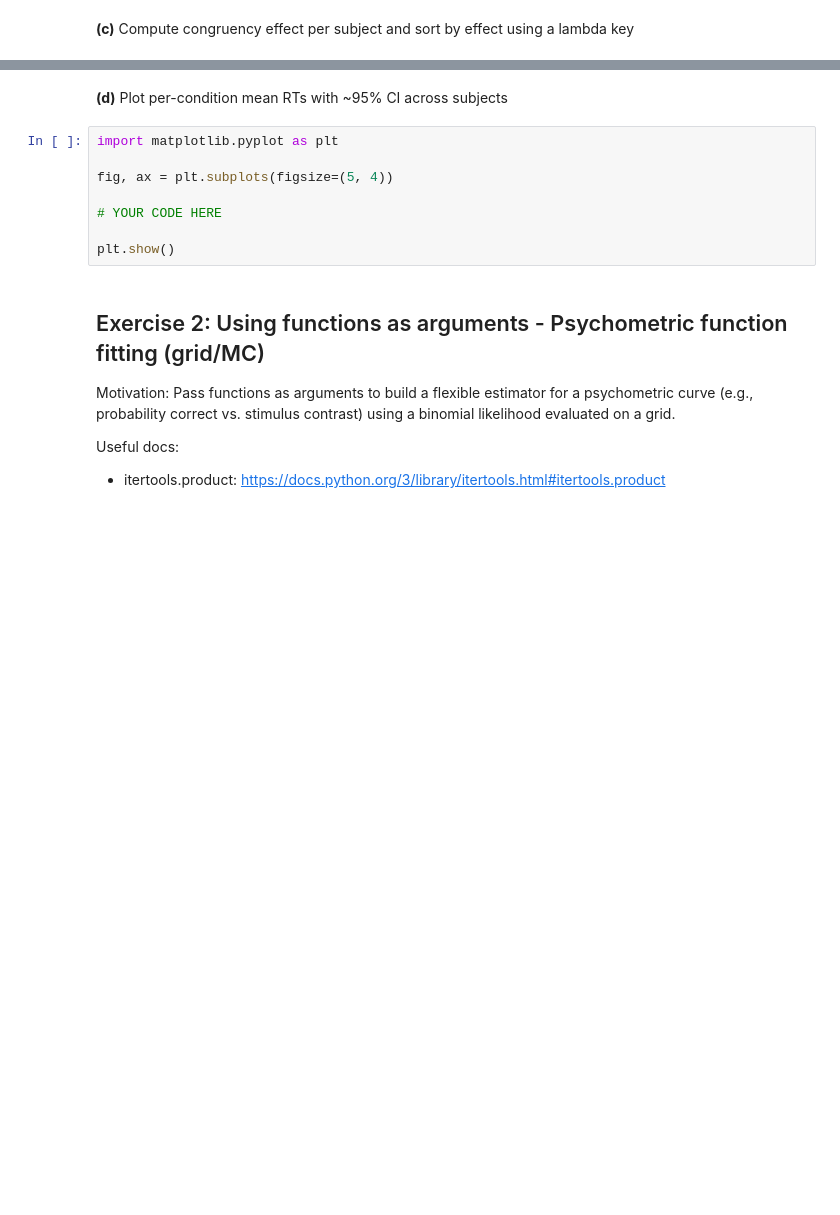
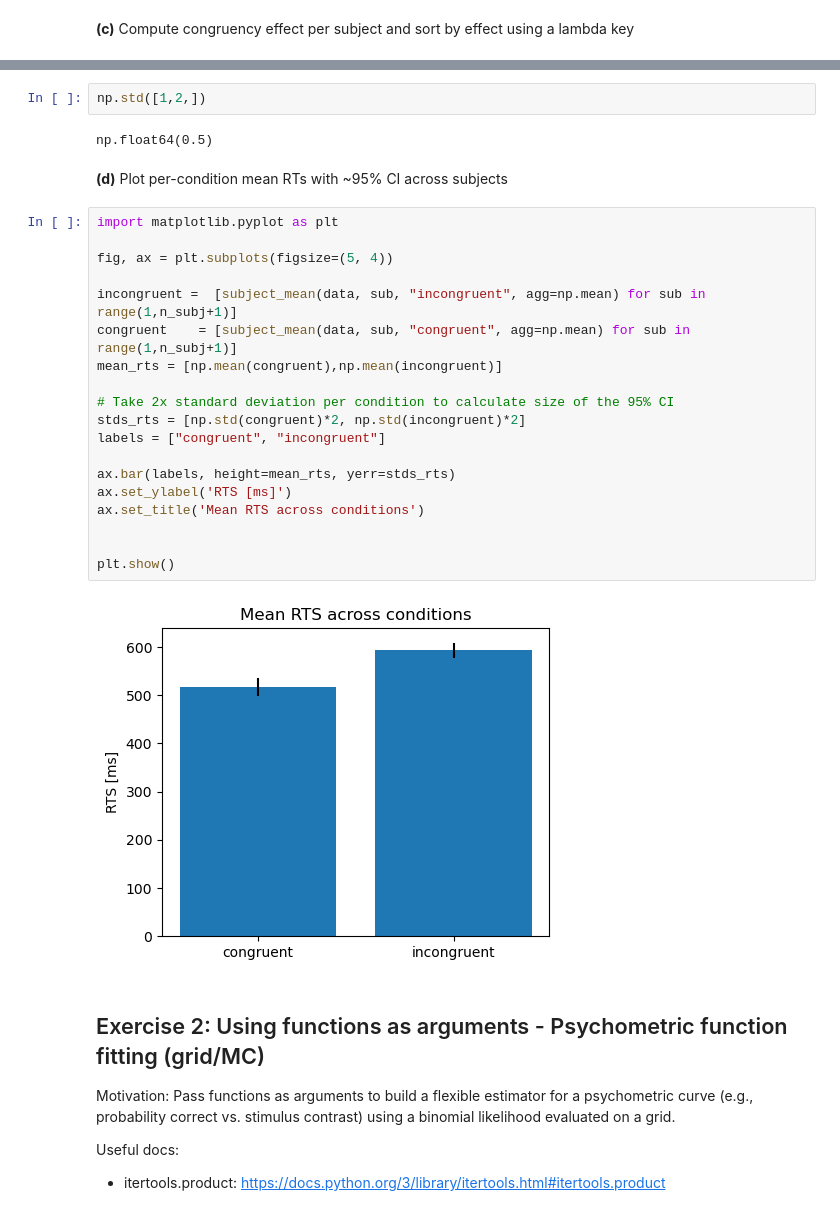
Before and after one commit to Moorboor/ScipyRepository, a Jupyter notebook: Sheet4/sheet04.ipynb, the cells around one changed output, grey strips where cells are left out. Cells and saved outputs as stored; diff of their text form; blank space fills up the shorter version.

```diff
--- a/Sheet4/sheet04.ipynb
+++ b/Sheet4/sheet04.ipynb
@@ -202,13 +206,30 @@ print(sorted_effects[:3])
+# %%
+np.std([1,2,])
+# %% [output]
+np.float64(0.5)
 # %% [markdown]
 **(d)** Plot per-condition mean RTs with ~95% CI across subjects
 # %%
 import matplotlib.pyplot as plt
 
 fig, ax = plt.subplots(figsize=(5, 4))
 
-# YOUR CODE HERE
+incongruent =  [subject_mean(data, sub, "incongruent", agg=np.mean) for sub in range(1,n_subj+1)]
+congruent    = [subject_mean(data, sub, "congruent", agg=np.mean) for sub in range(1,n_subj+1)]
+mean_rts = [np.mean(congruent),np.mean(incongruent)]
+
+# Take 2x standard deviation per condition to calculate size of the 95% CI
+stds_rts = [np.std(congruent)*2, np.std(incongruent)*2]
+labels = ["congruent", "incongruent"]
+
+ax.bar(labels, height=mean_rts, yerr=stds_rts)
+ax.set_ylabel('RTS [ms]')
+ax.set_title('Mean RTS across conditions')
+
 
 plt.show()
+# %% [output]
+[figure, added]
 # %% [markdown]
 ## Exercise 2: Using functions as arguments - Psychometric function fitting (grid/MC)
 
```
Also changed, not shown: parts of 1 cell of this notebook.
